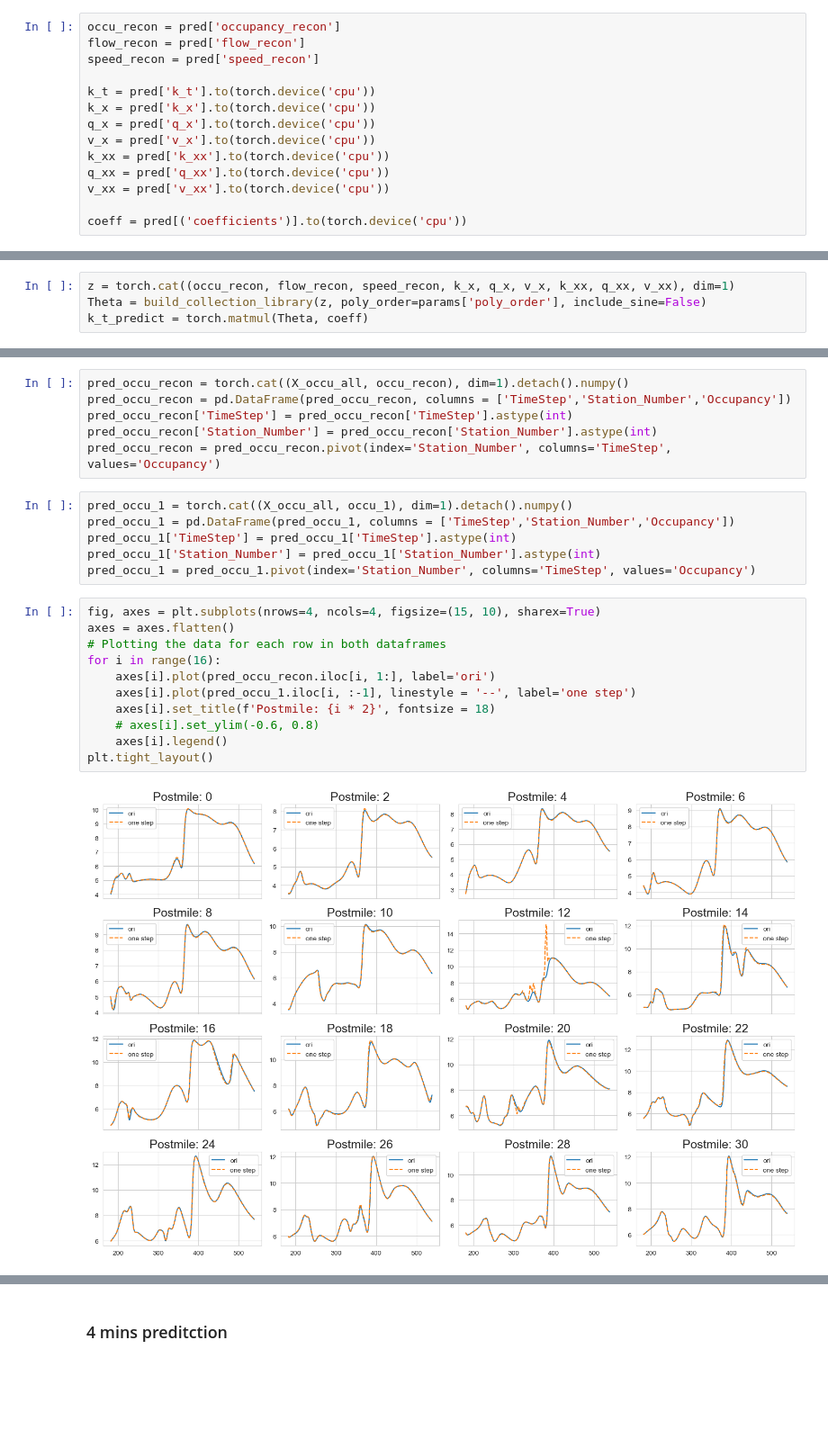
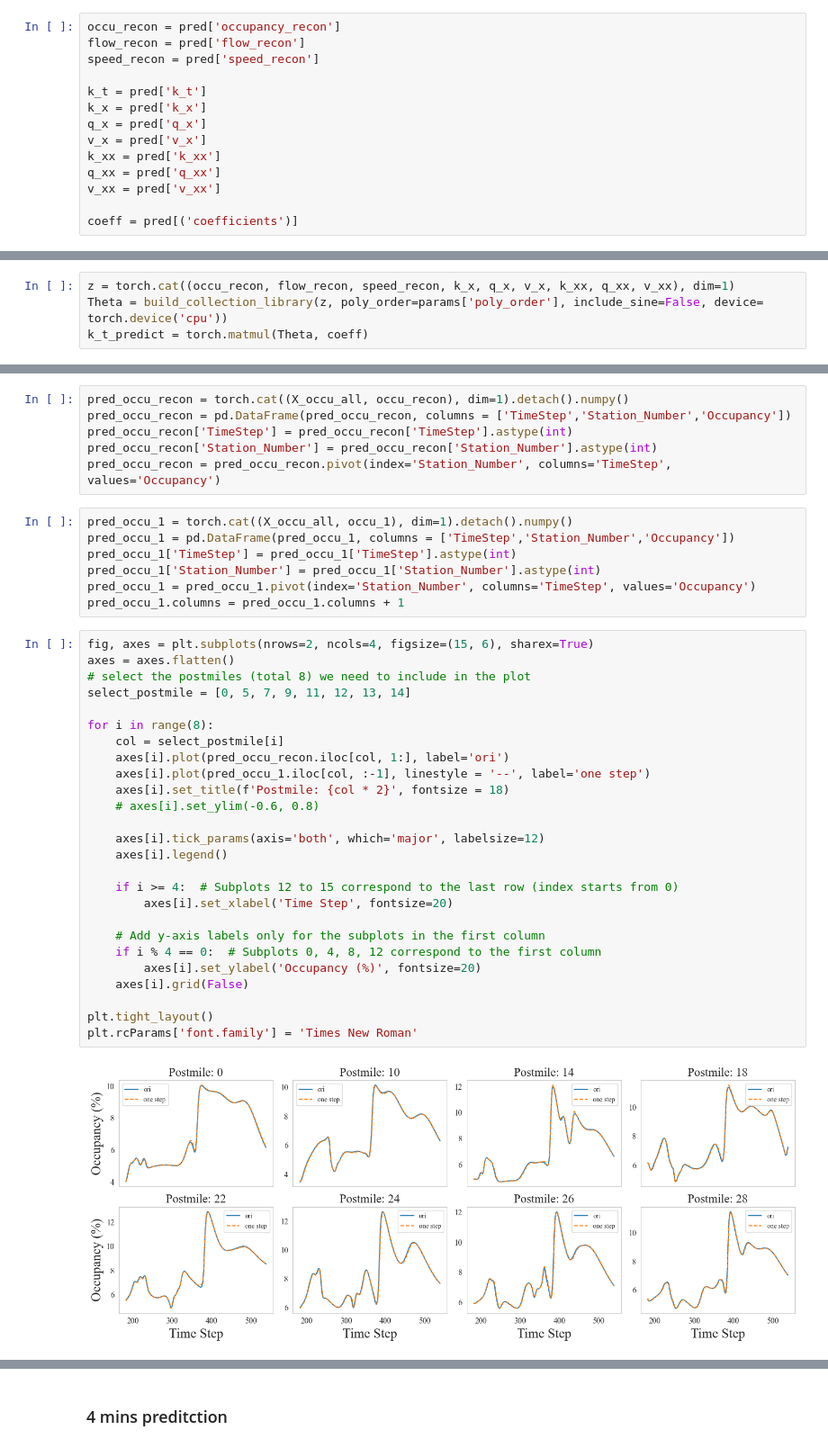
Before and after one commit to wzh96/Flow_PDE_FIND, a Jupyter notebook: Predictions.ipynb, the cells around one changed output, grey strips where cells are left out. Shown at 90% size. Cells and saved outputs as stored; diff of their text form; blank space fills up the shorter version.

```diff
--- a/Predictions.ipynb
+++ b/Predictions.ipynb
@@ -31,20 +31,20 @@ occu_recon = pred['occupancy_recon']
 flow_recon = pred['flow_recon']
 speed_recon = pred['speed_recon']
 
-k_t = pred['k_t'].to(torch.device('cpu'))
-k_x = pred['k_x'].to(torch.device('cpu'))
-q_x = pred['q_x'].to(torch.device('cpu'))
-v_x = pred['v_x'].to(torch.device('cpu'))
-k_xx = pred['k_xx'].to(torch.device('cpu'))
-q_xx = pred['q_xx'].to(torch.device('cpu'))
-v_xx = pred['v_xx'].to(torch.device('cpu'))
+k_t = pred['k_t']
+k_x = pred['k_x']
+q_x = pred['q_x']
+v_x = pred['v_x']
+k_xx = pred['k_xx']
+q_xx = pred['q_xx']
+v_xx = pred['v_xx']
 
-coeff = pred[('coefficients')].to(torch.device('cpu'))
+coeff = pred[('coefficients')]
 # %% [markdown]
 ### 2 mins prediction
 # %%
 z = torch.cat((occu_recon, flow_recon, speed_recon, k_x, q_x, v_x, k_xx, q_xx, v_xx), dim=1)
-Theta = build_collection_library(z, poly_order=params['poly_order'], include_sine=False)
+Theta = build_collection_library(z, poly_order=params['poly_order'], include_sine=False, device= torch.device('cpu'))
 k_t_predict = torch.matmul(Theta, coeff)
 # %%
 occu_1 = occu_recon + k_t_predict
@@ -60,16 +60,32 @@ pred_occu_1 = pd.DataFrame(pred_occu_1, columns = ['TimeStep','Station_Number','
 pred_occu_1['TimeStep'] = pred_occu_1['TimeStep'].astype(int)
 pred_occu_1['Station_Number'] = pred_occu_1['Station_Number'].astype(int)
 pred_occu_1 = pred_occu_1.pivot(index='Station_Number', columns='TimeStep', values='Occupancy')
+pred_occu_1.columns = pred_occu_1.columns + 1
 # %%
-fig, axes = plt.subplots(nrows=4, ncols=4, figsize=(15, 10), sharex=True)
+fig, axes = plt.subplots(nrows=2, ncols=4, figsize=(15, 6), sharex=True)
 axes = axes.flatten()
-# Plotting the data for each row in both dataframes
-for i in range(16):
-    axes[i].plot(pred_occu_recon.iloc[i, 1:], label='ori')
-    axes[i].plot(pred_occu_1.iloc[i, :-1], linestyle = '--', label='one step')
-    axes[i].set_title(f'Postmile: {i * 2}', fontsize = 18)
+# select the postmiles (total 8) we need to include in the plot
+select_postmile = [0, 5, 7, 9, 11, 12, 13, 14]
+
+for i in range(8):
+    col = select_postmile[i]
+    axes[i].plot(pred_occu_recon.iloc[col, 1:], label='ori')
+    axes[i].plot(pred_occu_1.iloc[col, :-1], linestyle = '--', label='one step')
+    axes[i].set_title(f'Postmile: {col * 2}', fontsize = 18)
     # axes[i].set_ylim(-0.6, 0.8)
+
+    axes[i].tick_params(axis='both', which='major', labelsize=12)
     axes[i].legend()
+
+    if i >= 4:  # Subplots 12 to 15 correspond to the last row (index starts from 0)
+        axes[i].set_xlabel('Time Step', fontsize=20)
+
+    # Add y-axis labels only for the subplots in the first column
+    if i % 4 == 0:  # Subplots 0, 4, 8, 12 correspond to the first column
+        axes[i].set_ylabel('Occupancy (%)', fontsize=20)
+    axes[i].grid(False)
+
 plt.tight_layout()
+plt.rcParams['font.family'] = 'Times New Roman'
 # %% [output]
-[figure, old version]
+[figure, new version]
```
Also changed, not shown: parts of 42 cells of this notebook, 12 other files.
